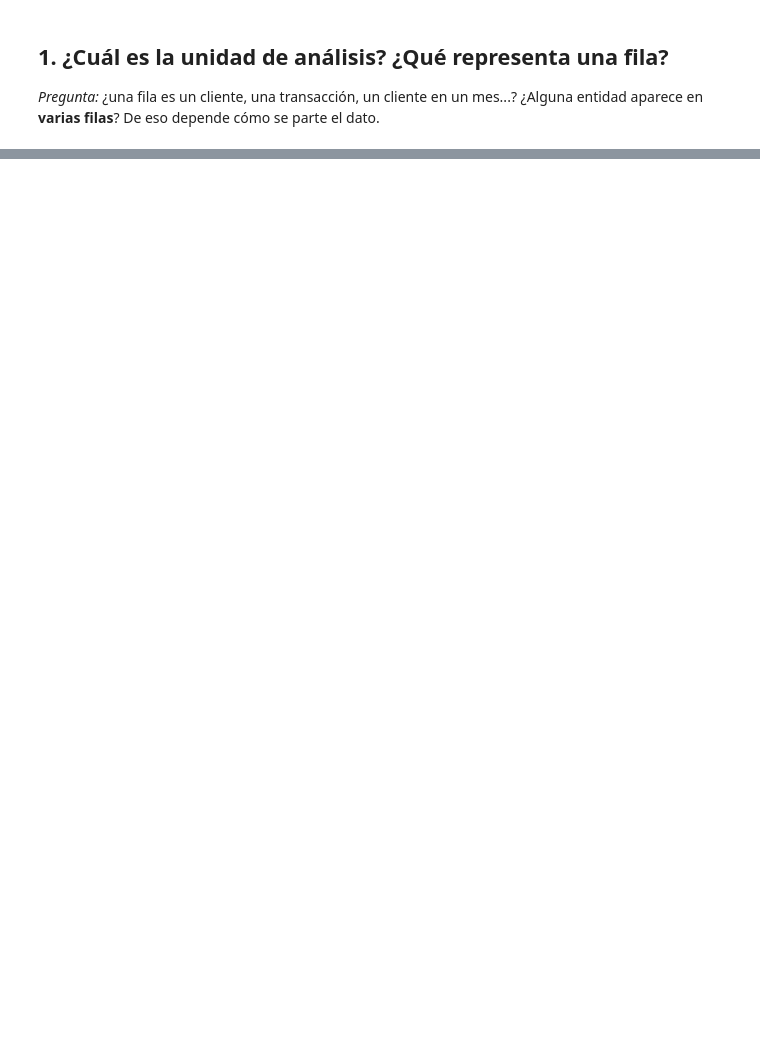
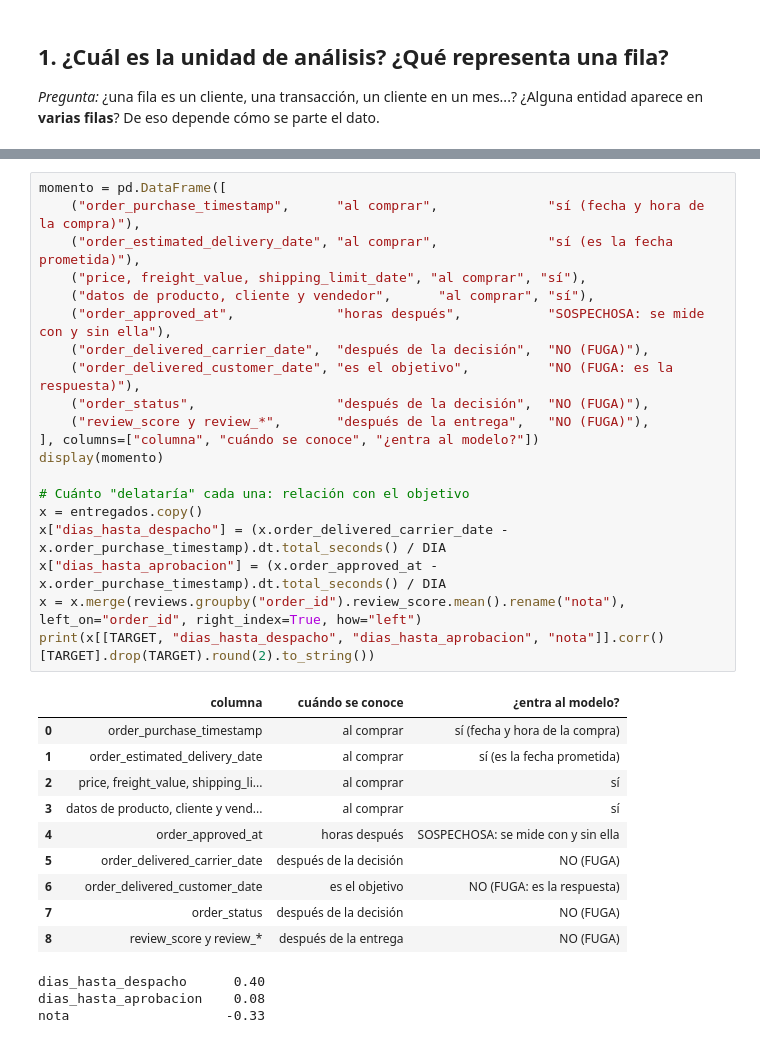
Before and after one commit to Stiware/Laboratorio_practico_ML, a Jupyter notebook: notebooks/02_eda.ipynb, the cells around one changed output, grey strips where cells are left out. Drawn from its saved outputs; the diff is of its cells as text; blank space fills up the shorter version.

```diff
--- a/notebooks/02_eda.ipynb
+++ b/notebooks/02_eda.ipynb
@@ -148,0 +327,34 @@ Mínimo **5 decisiones**, cada una con **cifra → acción → motivo**. Cópial
+# %%
+momento = pd.DataFrame([
+    ("order_purchase_timestamp",      "al comprar",              "sí (fecha y hora de la compra)"),
+    ("order_estimated_delivery_date", "al comprar",              "sí (es la fecha prometida)"),
+    ("price, freight_value, shipping_limit_date", "al comprar", "sí"),
+    ("datos de producto, cliente y vendedor",      "al comprar", "sí"),
+    ("order_approved_at",             "horas después",           "SOSPECHOSA: se mide con y sin ella"),
+    ("order_delivered_carrier_date",  "después de la decisión",  "NO (FUGA)"),
+    ("order_delivered_customer_date", "es el objetivo",          "NO (FUGA: es la respuesta)"),
+    ("order_status",                  "después de la decisión",  "NO (FUGA)"),
+    ("review_score y review_*",       "después de la entrega",   "NO (FUGA)"),
+], columns=["columna", "cuándo se conoce", "¿entra al modelo?"])
+display(momento)
+
+# Cuánto "delataría" cada una: relación con el objetivo
+x = entregados.copy()
+x["dias_hasta_despacho"] = (x.order_delivered_carrier_date - x.order_purchase_timestamp).dt.total_seconds() / DIA
+x["dias_hasta_aprobacion"] = (x.order_approved_at - x.order_purchase_timestamp).dt.total_seconds() / DIA
+x = x.merge(reviews.groupby("order_id").review_score.mean().rename("nota"), left_on="order_id", right_index=True, how="left")
+print(x[[TARGET, "dias_hasta_despacho", "dias_hasta_aprobacion", "nota"]].corr()[TARGET].drop(TARGET).round(2).to_string())
+# %% [output]
+|  | columna | cuándo se conoce | ¿entra al modelo? |
+| 0 | order_purchase_timestamp | al comprar | sí (fecha y hora de la compra) |
+| 1 | order_estimated_delivery_date | al comprar | sí (es la fecha prometida) |
+| 2 | price, freight_value, shipping_li... | al comprar | sí |
+| 3 | datos de producto, cliente y vend... | al comprar | sí |
+| 4 | order_approved_at | horas después | SOSPECHOSA: se mide con y sin ella |
+| 5 | order_delivered_carrier_date | después de la decisión | NO (FUGA) |
+| 6 | order_delivered_customer_date | es el objetivo | NO (FUGA: es la respuesta) |
+| 7 | order_status | después de la decisión | NO (FUGA) |
+| 8 | review_score y review_* | después de la entrega | NO (FUGA) |
+dias_hasta_despacho      0.40
+dias_hasta_aprobacion    0.08
+nota                    -0.33
```
Also changed, not shown: parts of 39 cells of this notebook, 2 other files.
